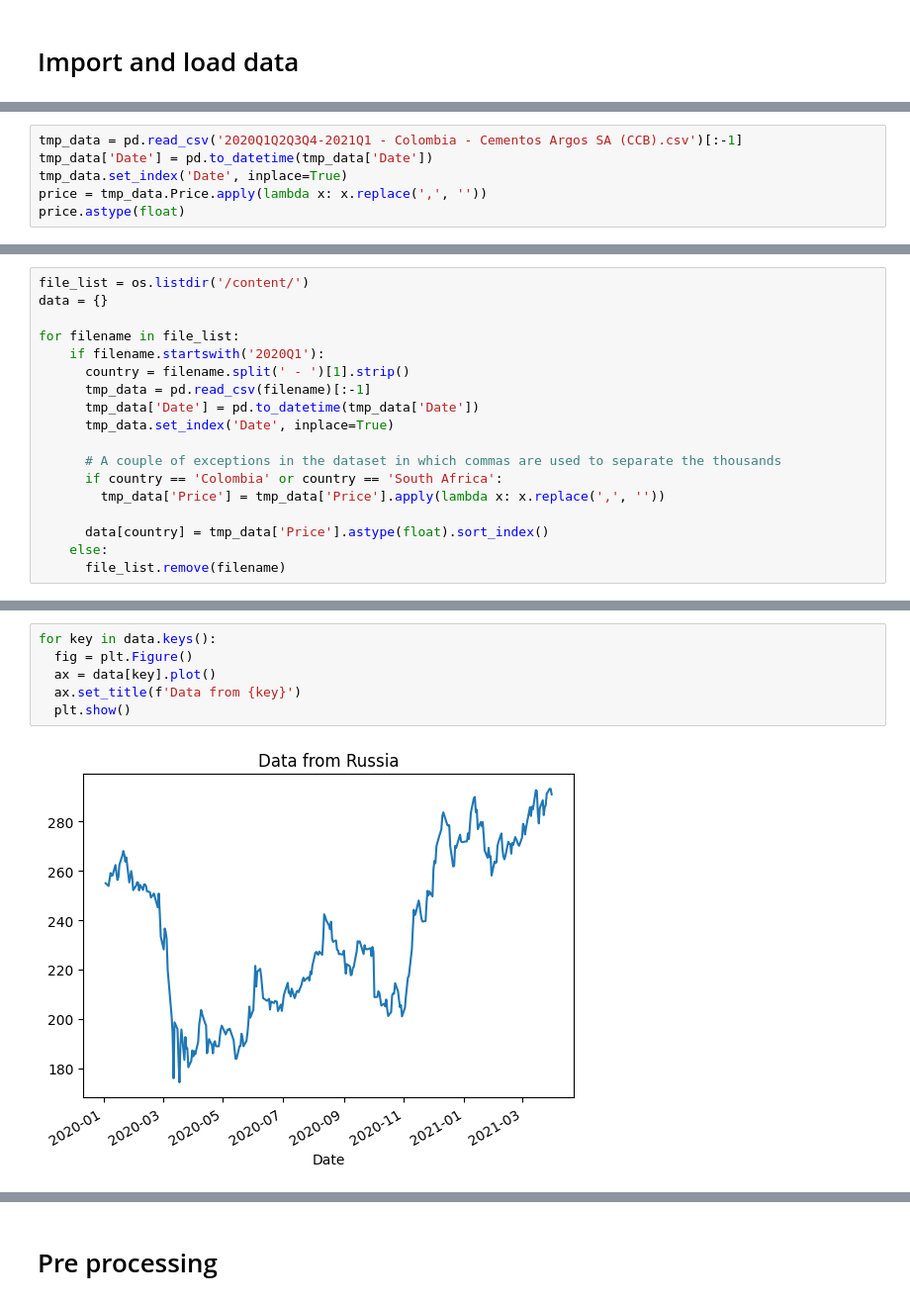
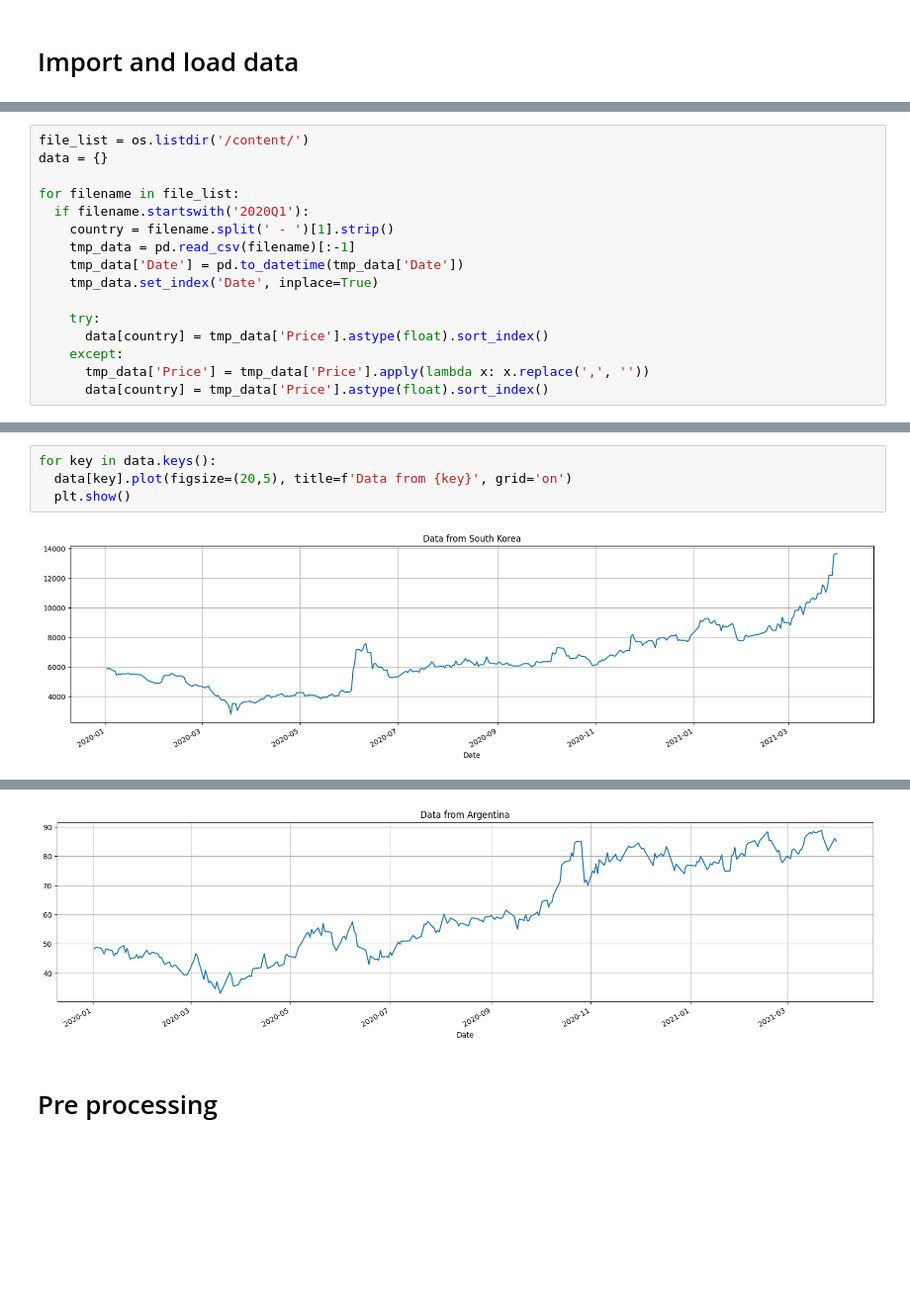
Before and after one commit to Ilvecho/Value-Investor, a Jupyter notebook: Project_5.ipynb, the cells around one changed output, grey strips where cells are left out. Shown at 99% size. Drawn from its saved outputs; the diff is of its cells as text; blank space fills up the shorter version.

Commit message:
Better graphs + seasonality analysis

```diff
--- a/Project_5.ipynb
+++ b/Project_5.ipynb
@@ -22,8 +23,18 @@ Saving 2020Q1Q2Q3Q4-2021Q1 - Argentina - Pampa Energia SA (PAMP).csv to 2020Q1Q2
 Saving 2020Q1Q2Q3Q4-2021Q1 - Brazil - Minerva SA_Brazil (BEEF3).csv to 2020Q1Q2Q3Q4-2021Q1 - Brazil - Minerva SA_Brazil (BEEF3).csv
 Saving 2020Q1Q2Q3Q4-2021Q1 - Colombia - Cementos Argos SA (CCB).csv to 2020Q1Q2Q3Q4-2021Q1 - Colombia - Cementos Argos SA (CCB).csv
 # %%
-tmp_data = pd.read_csv('2020Q1Q2Q3Q4-2021Q1 - Colombia - Cementos Argos SA (CCB).csv')[:-1]
-tmp_data['Date'] = pd.to_datetime(tmp_data['Date'])
-tmp_data.set_index('Date', inplace=True)
-price = tmp_data.Price.apply(lambda x: x.replace(',', ''))
-price.astype(float)
+file_list = os.listdir('/content/')
+data = {}
+
+for filename in file_list:
+  if filename.startswith('2020Q1'):
+    country = filename.split(' - ')[1].strip()
+    tmp_data = pd.read_csv(filename)[:-1]
+    tmp_data['Date'] = pd.to_datetime(tmp_data['Date'])
+    tmp_data.set_index('Date', inplace=True)
+
+    try:
+      data[country] = tmp_data['Price'].astype(float).sort_index()
+    except:
+      tmp_data['Price'] = tmp_data['Price'].apply(lambda x: x.replace(',', ''))
+      data[country] = tmp_data['Price'].astype(float).sort_index()
@@ -44,21 +41,3 @@ Name: Price, Length: 303, dtype: float64
-# %%
-file_list = os.listdir('/content/')
-data = {}
-
-for filename in file_list:
-    if filename.startswith('2020Q1'):
-      country = filename.split(' - ')[1].strip()
-      tmp_data = pd.read_csv(filename)[:-1]
-      tmp_data['Date'] = pd.to_datetime(tmp_data['Date'])
-      tmp_data.set_index('Date', inplace=True)
-
-      # A couple of exceptions in the dataset in which commas are used to separate the thousands
-      if country == 'Colombia' or country == 'South Africa':
-        tmp_data['Price'] = tmp_data['Price'].apply(lambda x: x.replace(',', ''))
-
-      data[country] = tmp_data['Price'].astype(float).sort_index()
-    else:
-      file_list.remove(filename)
 # %%
 for key in data.keys():
   print('\n\n###########\n')
@@ -66,8 +63,6 @@ for key in data.keys():
 # %%
 for key in data.keys():
-  fig = plt.Figure()
-  ax = data[key].plot()
-  ax.set_title(f'Data from {key}')
+  data[key].plot(figsize=(20,5), title=f'Data from {key}', grid='on')
   plt.show()
 # %% [output]
-[figure, old version]
+[figure, new version]
@@ -80,3 +75,4 @@ for key in data.keys():
+[figure, added]
 # %% [markdown]
 # Pre processing
 # %% [markdown]
```
Also changed, not shown: parts of 11 cells of this notebook.
